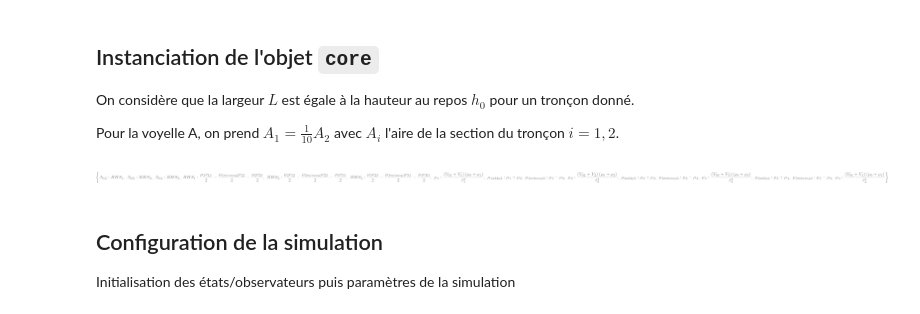
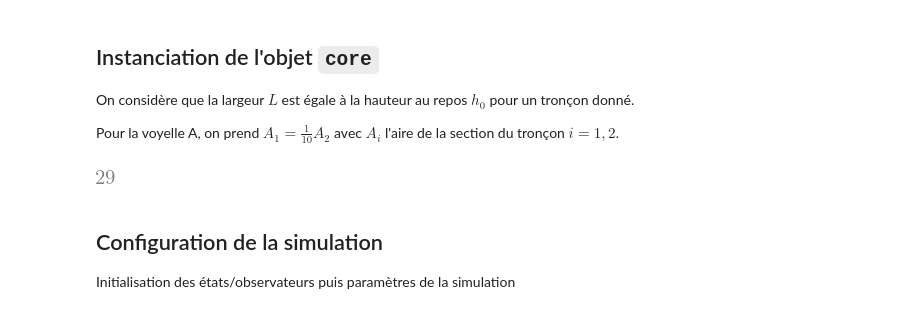
Before and after one commit to WetzelVictor/vocalTractCpp, a Jupyter notebook: python/01_tube_uniforme_FULL.ipynb, the cells around one changed output. Saved outputs shown, nothing was run; the diff lists cells and outputs as text; code cells hidden in the pictures.

```diff
--- a/python/01_tube_uniforme_FULL.ipynb
+++ b/python/01_tube_uniforme_FULL.ipynb
@@ -65,7 +65,7 @@ Pour la voyelle A, on prend $A_1 = \frac{1}{10} A_2$ avec $A_i$ l'aire de la sec
 #from importlib import reload
 #reload(vc)
 
-N_tube       = 6
+N_tube       = 7
 label        = 'vocal_tract'
 forme_model  = 'quad_comp_shift'
 total_length = 0.175
@@ -102,10 +102,10 @@ core = vc.VocalTractLumpedParameter(
                                     )
 
 assert not core.freesymbols(), 'Il manque des valeurs/échelles'
-# %%
-core.observers
-# %% [output]
-[figure, removed]
+# %%
+len(core.x)
+# %% [output]
+[figure, added]
 # %%
 # ajout de ressort dans la paroi
 body = []
```
Also changed, not shown: parts of 7 cells of this notebook, 1 other file.
